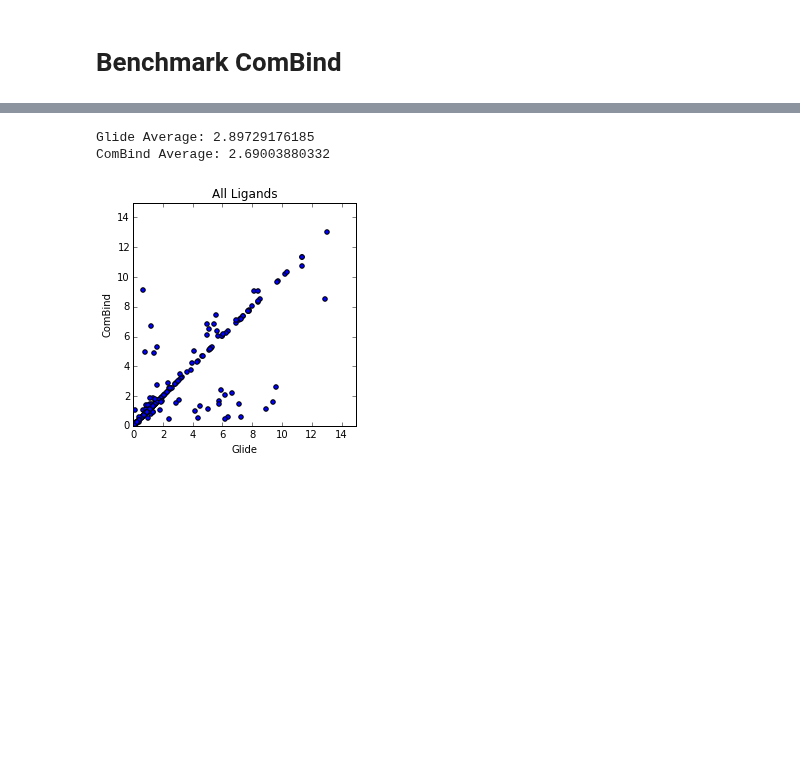
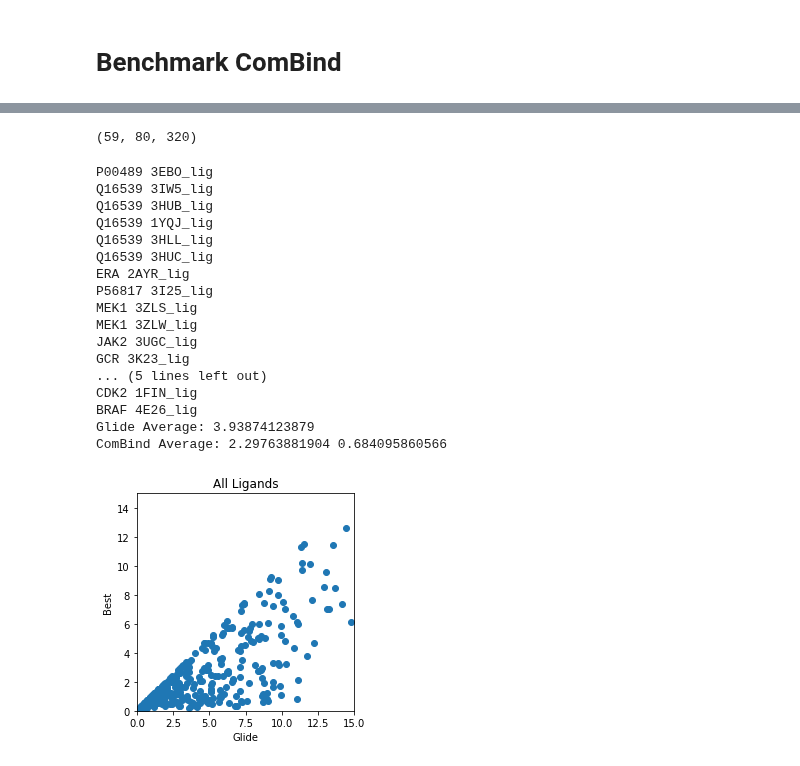
Before and after one commit to orangese/combind_multistruct_benchmarking, a Jupyter notebook: notebooks/benchmark.ipynb, the cells around one changed output, grey strips where cells are left out. Drawn from its saved outputs; the diff is of its cells as text; code cells hidden in the pictures; blank space fills up the shorter version.

```diff
--- a/notebooks/benchmark.ipynb
+++ b/notebooks/benchmark.ipynb
@@ -107,0 +7,29 @@ for prot, ligs in combind.items():
+# %%
+rmsds = {}
+with open('../combind_sherlock/bpp_outputs/scores23/rmsds.csv') as fp:
+    for line in fp:
+        protein, ligand, best, glide, combind = line.strip().split(',')
+        best, glide, combind = float(best), float(glide), float(combind)
+        #if best > 2: continue
+        if protein not in rmsds: rmsds[protein] = {}
+        assert ligand not in rmsds[protein]
+        rmsds[protein][ligand] = (best, glide, combind)
+# %%
+from scipy.stats import ttest_rel
+x, y = [], []
+for prot, ligs in rmsds.items():
+    for lig, (best, glide, combind) in ligs.items():
+        x += [glide]
+        y += [combind]
+print ttest_rel(x, y)
+f, ax = plt.subplots()
+plt.scatter(x, y, alpha = 0.5, s = 10)
+plt.xlabel('Glide', fontsize = 16)
+plt.ylabel('ComBind', fontsize = 16)
+plt.title('All Ligands RMSD', fontsize = 20)
+plt.xlim(0, 15)
+plt.ylim(0, 15)
+plt.xticks(range(0, 15, 2), range(0, 15, 2))
+ax.set_aspect('equal', 'box')
+print 'Glide Average:', sum(x) / float(len(x)), sum(np.array(x) <= 2.0) /  float(len(x))
+print 'ComBind Average:', sum(y) / float(len(y)), sum(np.array(y) <= 2.0) /  float(len(y))
@@ -108,22 +43,43 @@ for prot, ligs in combind.items():
+# %%
+tol = .1
+sum((y - x) > tol), sum((y - x) < -tol), sum(((y-x)<tol)*((y - x)>-tol))
+# %% [output]
+(59, 80, 320)
 # %%
 x, y = [], []
-for prot, ligs in combind.items():
-    for ligname in ligs:
-        x += [glide[prot][ligname]]
-        y += [combind[prot][ligname]]
+for prot, ligs in rmsds.items():
+    for lig, (best, glide, combind) in ligs.items():
+        if best > 8:
+            print prot, lig
+        x += [glide]
+        y += [best]
 f, ax = plt.subplots()
 plt.scatter(x, y)
 plt.xlabel('Glide')
-plt.ylabel('ComBind')
+plt.ylabel('Best')
 plt.title('All Ligands')
 plt.xlim(0, 15)
 plt.ylim(0, 15)
 ax.set_aspect('equal', 'box')
 print 'Glide Average:', sum(x) / float(len(x))
-print 'ComBind Average:', sum(y) / float(len(y))
-# 2.69003880332
+print 'ComBind Average:', sum(y) / float(len(y)), sum(np.array(y) <= 2.0) /  float(len(y))
 # %% [output]
-Glide Average: 2.89729176185
-ComBind Average: 2.69003880332
+P00489 3EBO_lig
+Q16539 3IW5_lig
+Q16539 3HUB_lig
+Q16539 1YQJ_lig
+Q16539 3HLL_lig
+Q16539 3HUC_lig
+ERA 2AYR_lig
+P56817 3I25_lig
+MEK1 3ZLS_lig
+MEK1 3ZLW_lig
+JAK2 3UGC_lig
+GCR 3K23_lig
+... (5 lines left out)
+CDK2 1FIN_lig
+BRAF 4E26_lig
+Glide Average: 3.93874123879
+ComBind Average: 2.29763881904 0.684095860566
-[figure, old version]
+[figure, new version]
 # %%
```
Also changed, not shown: parts of 14 cells of this notebook, 4 other files.
